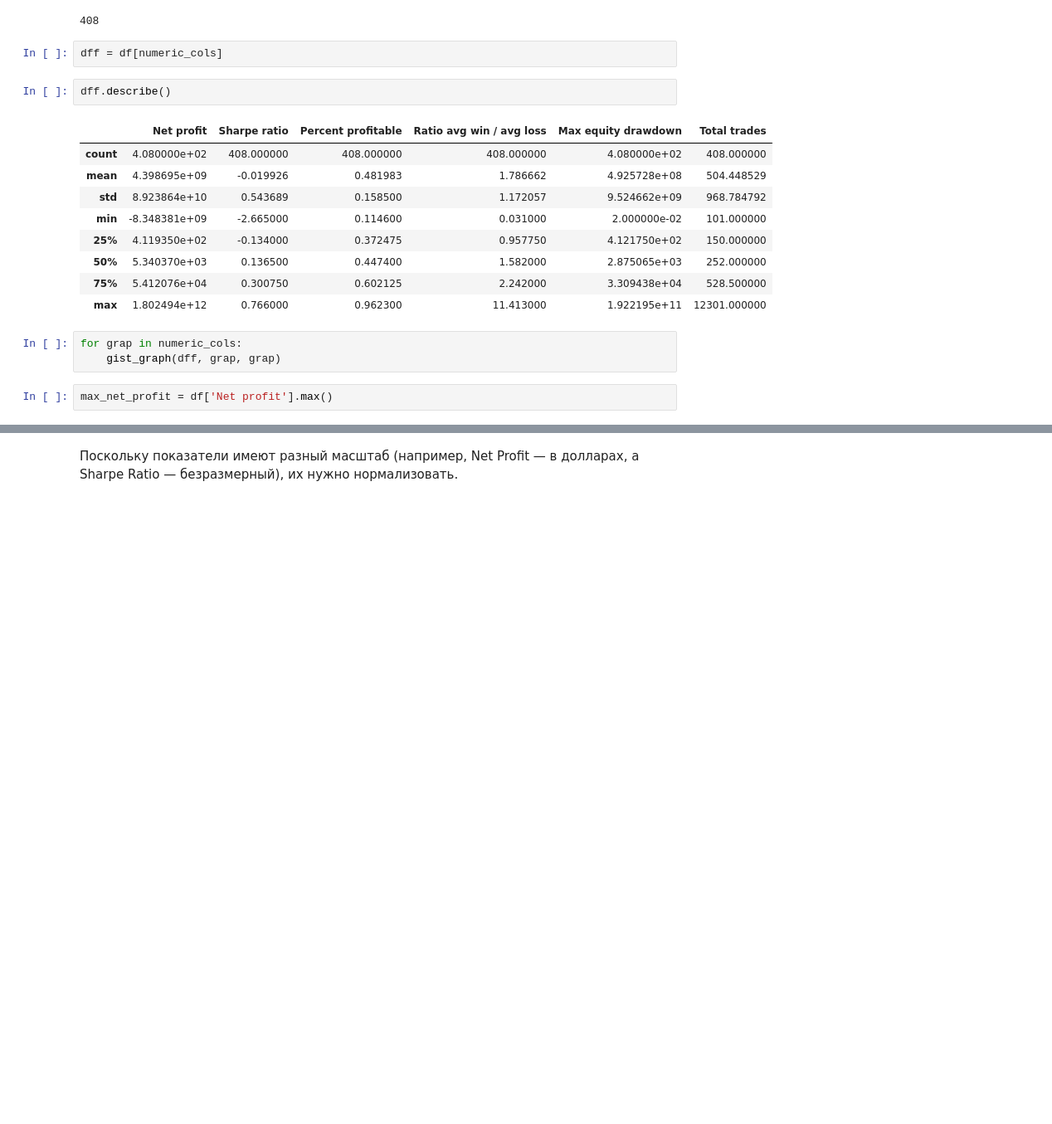
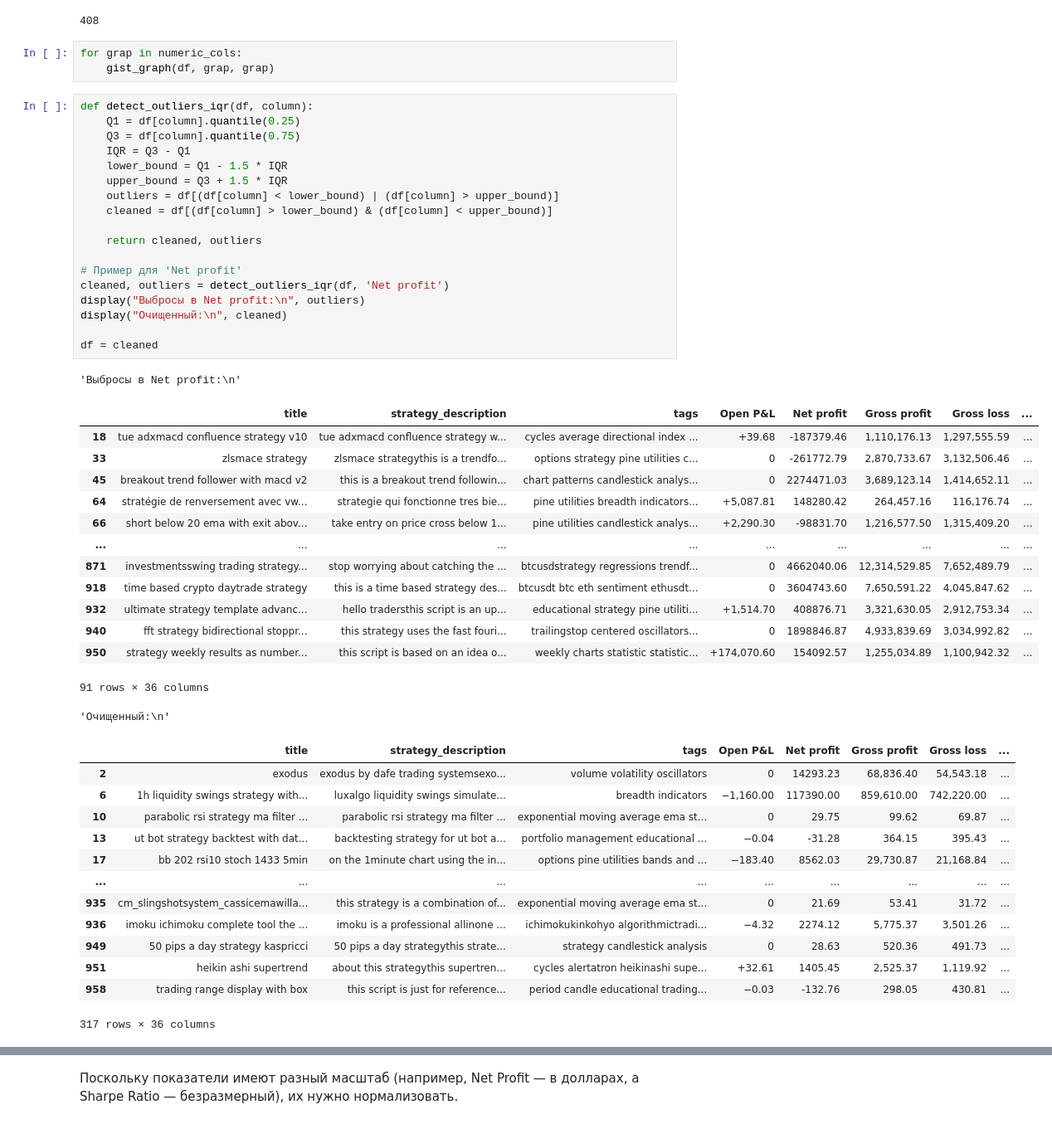
Before and after one commit to xndrf/2engine, a Jupyter notebook: REDA.ipynb, the cells around one changed output, grey strips where cells are left out. Shown at 83% size. Saved outputs shown, nothing was run; the diff lists cells and outputs as text; blank space fills up the shorter version.

```diff
--- a/REDA.ipynb
+++ b/REDA.ipynb
@@ -756,22 +752,53 @@ df = df[ df['Total trades'] > 100]
 print(df.shape[0])
 # %% [output]
 408
-# %%
-dff = df[numeric_cols]
-# %%
-dff.describe()
-# %% [output]
-|  | Net profit | Sharpe ratio | Percent profitable | Ratio avg win / avg loss | Max equity drawdown | Total trades |
-| count | 4.080000e+02 | 408.000000 | 408.000000 | 408.000000 | 4.080000e+02 | 408.000000 |
-| mean | 4.398695e+09 | -0.019926 | 0.481983 | 1.786662 | 4.925728e+08 | 504.448529 |
-| std | 8.923864e+10 | 0.543689 | 0.158500 | 1.172057 | 9.524662e+09 | 968.784792 |
-| min | -8.348381e+09 | -2.665000 | 0.114600 | 0.031000 | 2.000000e-02 | 101.000000 |
-| 25% | 4.119350e+02 | -0.134000 | 0.372475 | 0.957750 | 4.121750e+02 | 150.000000 |
-| 50% | 5.340370e+03 | 0.136500 | 0.447400 | 1.582000 | 2.875065e+03 | 252.000000 |
-| 75% | 5.412076e+04 | 0.300750 | 0.602125 | 2.242000 | 3.309438e+04 | 528.500000 |
-| max | 1.802494e+12 | 0.766000 | 0.962300 | 11.413000 | 1.922195e+11 | 12301.000000 |
 # %%
 for grap in numeric_cols:
-    gist_graph(dff, grap, grap)
+    gist_graph(df, grap, grap)
 # %%
-max_net_profit = df['Net profit'].max()
+def detect_outliers_iqr(df, column):
+    Q1 = df[column].quantile(0.25)
+    Q3 = df[column].quantile(0.75)
+    IQR = Q3 - Q1
+    lower_bound = Q1 - 1.5 * IQR
+    upper_bound = Q3 + 1.5 * IQR
+    outliers = df[(df[column] < lower_bound) | (df[column] > upper_bound)]
+    cleaned = df[(df[column] > lower_bound) & (df[column] < upper_bound)]
+
+    return cleaned, outliers
+
+# Пример для 'Net profit'
+cleaned, outliers = detect_outliers_iqr(df, 'Net profit')
+display("Выбросы в Net profit:\n", outliers)
+display("Очищенный:\n", cleaned)
+
+df = cleaned
+# %% [output]
+'Выбросы в Net profit:\n'
+|  | title | strategy_description | tags | Open P&L | Net profit | Gross profit | Gross loss | ... |
+| 18 | tue adxmacd confluence strategy v10 | tue adxmacd confluence strategy w... | cycles average directional index ... | +39.68 | -187379.46 | 1,110,176.13 | 1,297,555.59 | ... |
+| 33 | zlsmace strategy | zlsmace strategythis is a trendfo... | options strategy pine utilities c... | 0 | -261772.79 | 2,870,733.67 | 3,132,506.46 | ... |
+| 45 | breakout trend follower with macd v2 | this is a breakout trend followin... | chart patterns candlestick analys... | 0 | 2274471.03 | 3,689,123.14 | 1,414,652.11 | ... |
+| 64 | stratégie de renversement avec vw... | strategie qui fonctionne tres bie... | pine utilities breadth indicators... | +5,087.81 | 148280.42 | 264,457.16 | 116,176.74 | ... |
+| 66 | short below 20 ema with exit abov... | take entry on price cross below 1... | pine utilities candlestick analys... | +2,290.30 | -98831.70 | 1,216,577.50 | 1,315,409.20 | ... |
+| ... | ... | ... | ... | ... | ... | ... | ... | ... |
+| 871 | investmentsswing trading strategy... | stop worrying about catching the ... | btcusdstrategy regressions trendf... | 0 | 4662040.06 | 12,314,529.85 | 7,652,489.79 | ... |
+| 918 | time based crypto daytrade strategy | this is a time based strategy des... | btcusdt btc eth sentiment ethusdt... | 0 | 3604743.60 | 7,650,591.22 | 4,045,847.62 | ... |
+| 932 | ultimate strategy template advanc... | hello tradersthis script is an up... | educational strategy pine utiliti... | +1,514.70 | 408876.71 | 3,321,630.05 | 2,912,753.34 | ... |
+| 940 | fft strategy bidirectional stoppr... | this strategy uses the fast fouri... | trailingstop centered oscillators... | 0 | 1898846.87 | 4,933,839.69 | 3,034,992.82 | ... |
+| 950 | strategy weekly results as number... | this script is based on an idea o... | weekly charts statistic statistic... | +174,070.60 | 154092.57 | 1,255,034.89 | 1,100,942.32 | ... |
+91 rows × 36 columns
+'Очищенный:\n'
+|  | title | strategy_description | tags | Open P&L | Net profit | Gross profit | Gross loss | ... |
+| 2 | exodus | exodus by dafe trading systemsexo... | volume volatility oscillators | 0 | 14293.23 | 68,836.40 | 54,543.18 | ... |
+| 6 | 1h liquidity swings strategy with... | luxalgo liquidity swings simulate... | breadth indicators | −1,160.00 | 117390.00 | 859,610.00 | 742,220.00 | ... |
+| 10 | parabolic rsi strategy ma filter ... | parabolic rsi strategy ma filter ... | exponential moving average ema st... | 0 | 29.75 | 99.62 | 69.87 | ... |
+| 13 | ut bot strategy backtest with dat... | backtesting strategy for ut bot a... | portfolio management educational ... | −0.04 | -31.28 | 364.15 | 395.43 | ... |
+| 17 | bb 202 rsi10 stoch 1433 5min | on the 1minute chart using the in... | options pine utilities bands and ... | −183.40 | 8562.03 | 29,730.87 | 21,168.84 | ... |
+| ... | ... | ... | ... | ... | ... | ... | ... | ... |
+| 935 | cm_slingshotsystem_cassicemawilla... | this strategy is a combination of... | exponential moving average ema st... | 0 | 21.69 | 53.41 | 31.72 | ... |
+| 936 | imoku ichimoku complete tool the ... | imoku is a professional allinone ... | ichimokukinkohyo algorithmictradi... | −4.32 | 2274.12 | 5,775.37 | 3,501.26 | ... |
+| 949 | 50 pips a day strategy kaspricci | 50 pips a day strategythis strate... | strategy candlestick analysis | 0 | 28.63 | 520.36 | 491.73 | ... |
+| 951 | heikin ashi supertrend | about this strategythis supertren... | cycles alertatron heikinashi supe... | +32.61 | 1405.45 | 2,525.37 | 1,119.92 | ... |
+| 958 | trading range display with box | this script is just for reference... | period candle educational trading... | −0.03 | -132.76 | 298.05 | 430.81 | ... |
+317 rows × 36 columns
```
Also changed, not shown: parts of 16 cells of this notebook.
